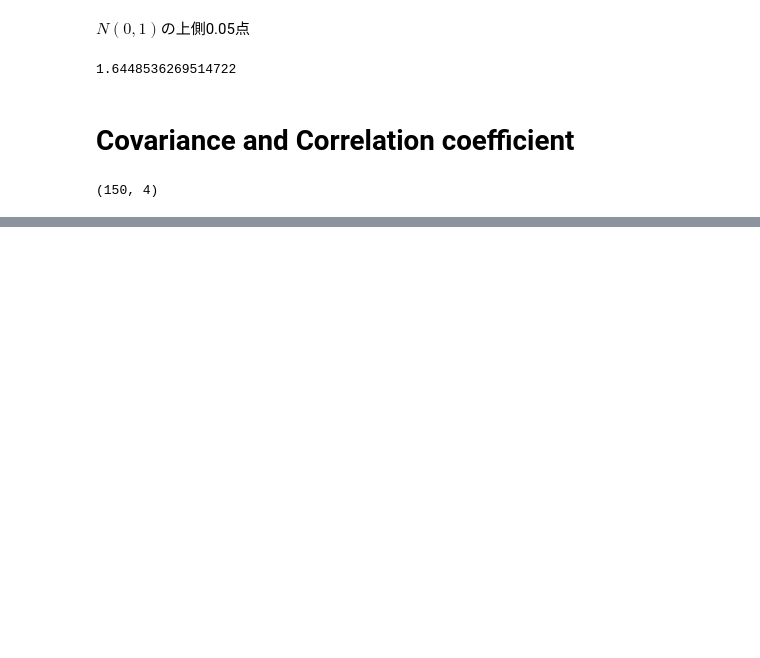
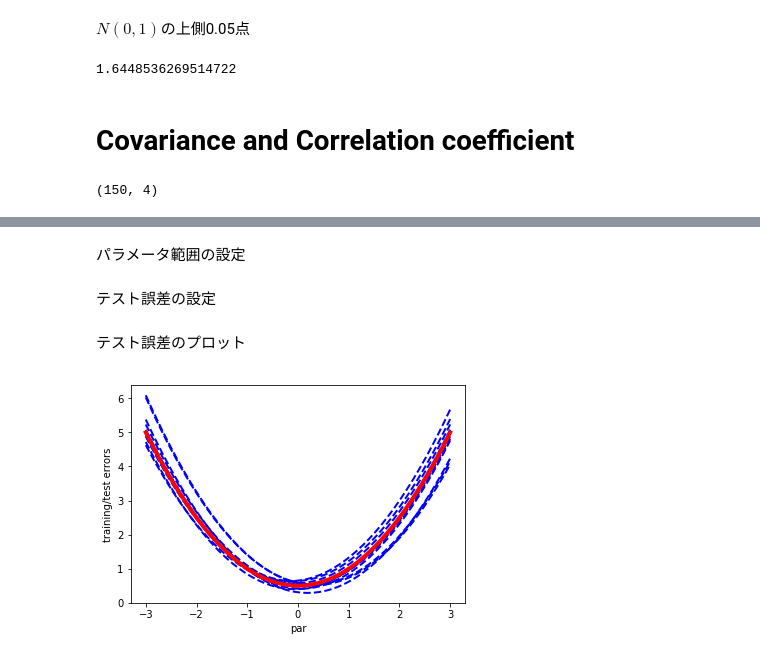
Before and after one commit to HidehikoMURAO/Python, a Jupyter notebook: Statistics.ipynb, the cells around one changed output, grey strips where cells are left out. Cells and saved outputs as stored; diff of their text form; code cells hidden in the pictures; blank space fills up the shorter version.

```diff
--- a/Statistics.ipynb
+++ b/Statistics.ipynb
@@ -137,0 +144,25 @@ array([[ 1.        , -0.11756978,  0.87175378,  0.81794113],
+# %% [markdown]
+パラメータ範囲の設定
+# %%
+par = np.linspace(-3,3,50)
+# %% [markdown]
+テスト誤差の設定
+# %%
+te_err = (1+par**2)/2
+# %% [markdown]
+テスト誤差のプロット
+# %%
+for i in range(10):
+    # データを生成
+    z = np.random.normal(size=20)
+    # トレーニング誤差
+    trerr = np.mean(np.subtract.outer(z,par)**2/2, axis=0)
+    plt.plot(par,trerr,'b--',linewidth=2)
+
+# 描画の準備
+plt.xlabel("par")
+plt.ylabel("training/test errors")
+plt.plot(par, te_err,'r-',linewidth=4) # テスト誤差をプロット
+plt.show() # 描画
+# %% [output]
+[figure, added]
```
Also changed, not shown: parts of 13 cells of this notebook.
